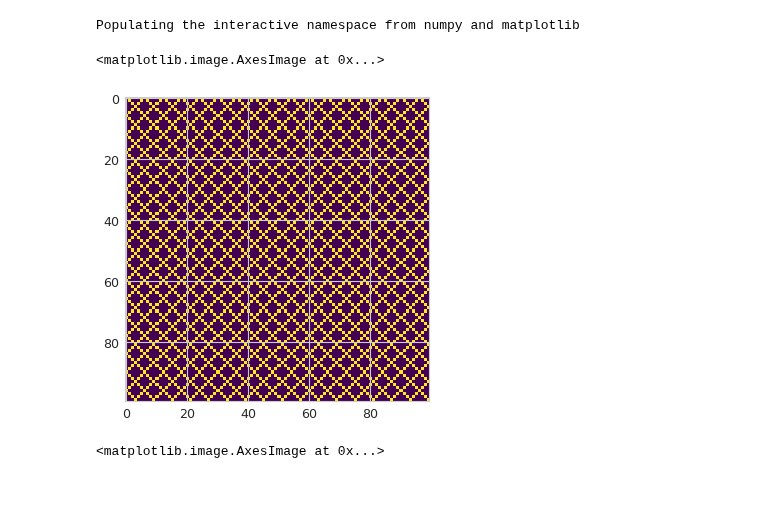
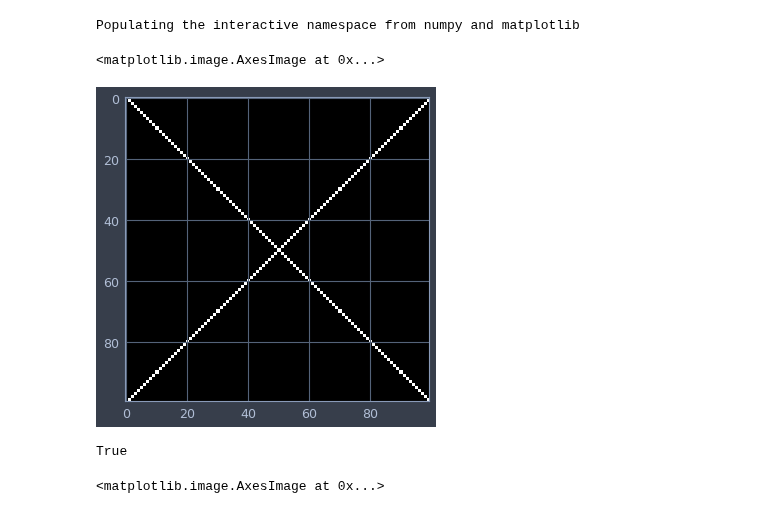
Before and after one commit to Rhoana/perception, a Jupyter notebook: IPY/Figure1_Shading_Datasets.ipynb, the cells around one changed output. Saved outputs shown, nothing was run; the diff lists cells and outputs as text; code cells hidden in the pictures.

Commit message:
Add cleaner Figure1 file with all variations and some noise experiments.

```diff
--- a/IPY/Figure1_Shading_Datasets.ipynb
+++ b/IPY/Figure1_Shading_Datasets.ipynb
@@ -32,26 +32,32 @@ import mahotas as mh
 # %%
 import skimage.draw
 
 img = np.zeros((100,100), dtype=np.bool)
 
+COVERED = 0
+
 offsetX = 0
 offsetY = 0
-step = 6
+step = max(1,100-COVERED)
 for i in range(0,100):
     for j in range(0,100):
 
         if (i+j+offsetX) % step == 0: #or i == 100-step:
             img[i,j] = True
         if (i-j+offsetY) % step == 0: #or i == 100-step:
             img[i,j] = True
 
 
 plt.figure()
-imshow(img)#[0:100,0:100])
+imshow(img, cmap='gray')#[0:100,0:100])
 # plt.savefig('/tmp/a.png')
 # %% [output]
 <matplotlib.image.AxesImage at 0x...>
-[figure, old version]
+[figure, new version]
+# %%
+img.min()
+# %% [output]
+True
 # %%
 mh.imsave('/n/home05/haehn/a.png', img.astype(np.uint8)*255)
 # %%
```
Also changed, not shown: 5 other files.
